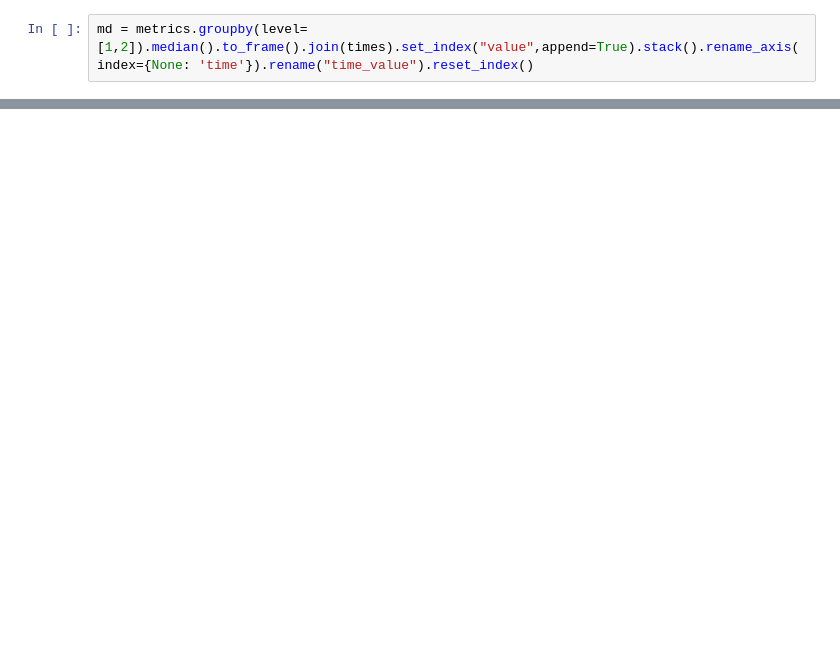
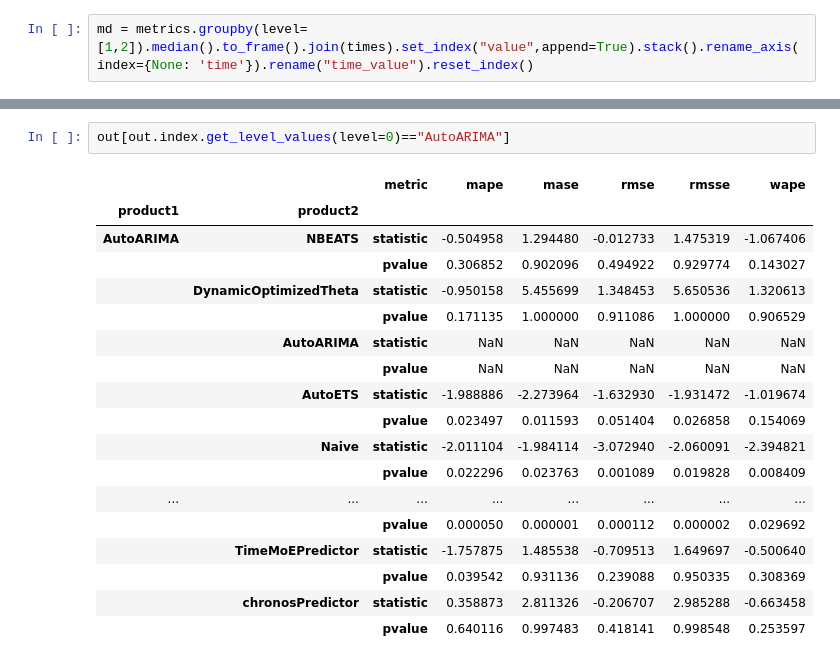
Before and after one commit to JLiekenbrock/m4_tests, a Jupyter notebook: nixtla_checks.ipynb, the cells around one changed output, grey strips where cells are left out. Saved outputs shown, nothing was run; the diff lists cells and outputs as text; blank space fills up the shorter version.

```diff
--- a/nixtla_checks.ipynb
+++ b/nixtla_checks.ipynb
@@ -364,0 +400,21 @@ Name: value, dtype: float64
+# %%
+out[out.index.get_level_values(level=0)=="AutoARIMA"]
+# %% [output]
+|  |  | metric | mape | mase | rmse | rmsse | wape |
+| product1 | product2 |  |  |  |  |  |  |
+| AutoARIMA | NBEATS | statistic | -0.504958 | 1.294480 | -0.012733 | 1.475319 | -1.067406 |
+|  |  | pvalue | 0.306852 | 0.902096 | 0.494922 | 0.929774 | 0.143027 |
+|  | DynamicOptimizedTheta | statistic | -0.950158 | 5.455699 | 1.348453 | 5.650536 | 1.320613 |
+|  |  | pvalue | 0.171135 | 1.000000 | 0.911086 | 1.000000 | 0.906529 |
+|  | AutoARIMA | statistic | NaN | NaN | NaN | NaN | NaN |
+|  |  | pvalue | NaN | NaN | NaN | NaN | NaN |
+|  | AutoETS | statistic | -1.988886 | -2.273964 | -1.632930 | -1.931472 | -1.019674 |
+|  |  | pvalue | 0.023497 | 0.011593 | 0.051404 | 0.026858 | 0.154069 |
+|  | Naive | statistic | -2.011104 | -1.984114 | -3.072940 | -2.060091 | -2.394821 |
+|  |  | pvalue | 0.022296 | 0.023763 | 0.001089 | 0.019828 | 0.008409 |
+| ... | ... | ... | ... | ... | ... | ... | ... |
+|  |  | pvalue | 0.000050 | 0.000001 | 0.000112 | 0.000002 | 0.029692 |
+|  | TimeMoEPredictor | statistic | -1.757875 | 1.485538 | -0.709513 | 1.649697 | -0.500640 |
+|  |  | pvalue | 0.039542 | 0.931136 | 0.239088 | 0.950335 | 0.308369 |
+|  | chronosPredictor | statistic | 0.358873 | 2.811326 | -0.206707 | 2.985288 | -0.663458 |
+|  |  | pvalue | 0.640116 | 0.997483 | 0.418141 | 0.998548 | 0.253597 |
```
Also changed, not shown: parts of 13 cells of this notebook.
